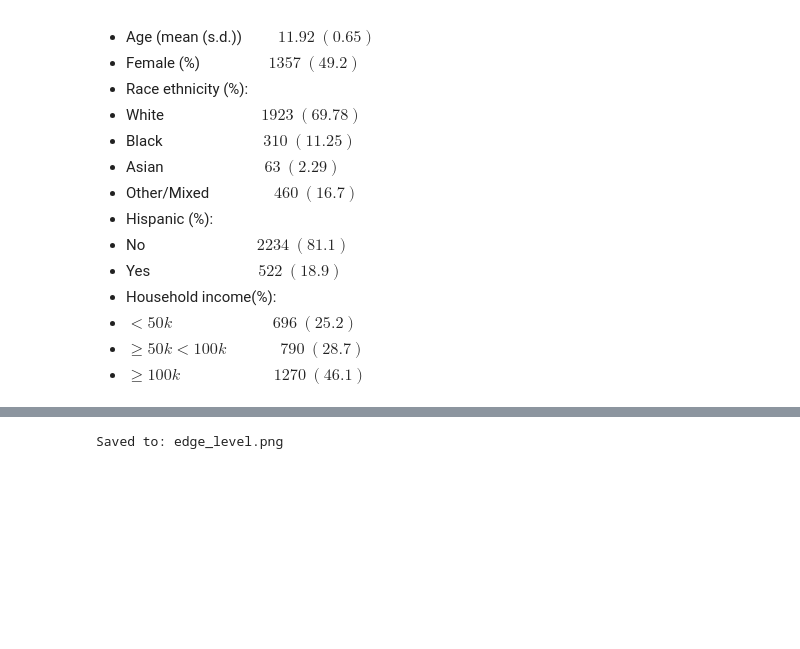
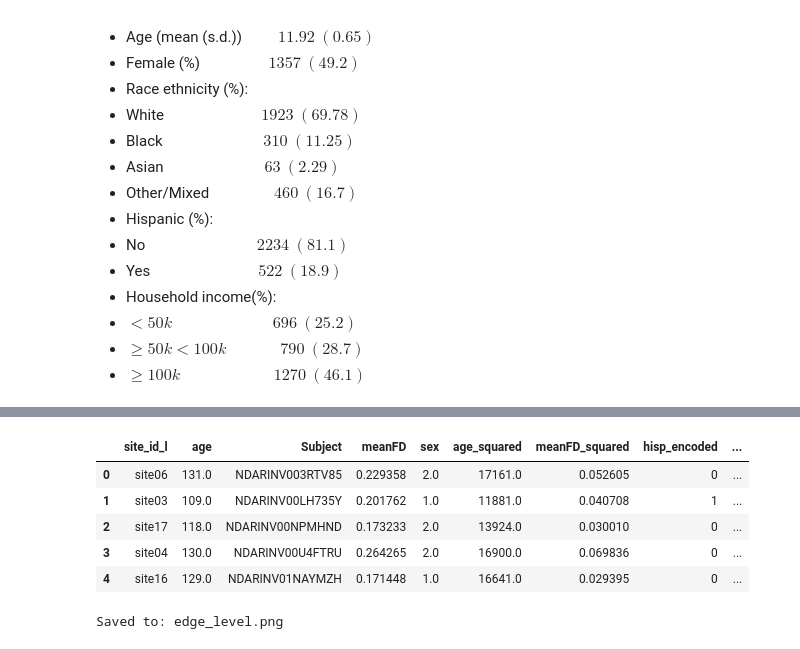
Before and after one commit to lzkostina/frictionless-reproducibility, a Jupyter notebook: notebooks/g_lavaan.ipynb, the cells around one changed output, grey strips where cells are left out. Saved outputs shown, nothing was run; the diff lists cells and outputs as text; code cells hidden in the pictures; blank space fills up the shorter version.

```diff
--- a/notebooks/g_lavaan.ipynb
+++ b/notebooks/g_lavaan.ipynb
@@ -82,3 +104,12 @@ Followup subjects: 2756
+# %%
+X_baseline_B.head()
+# %% [output]
+|  | site_id_l | age | Subject | meanFD | sex | age_squared | meanFD_squared | hisp_encoded | ... |
+| 0 | site06 | 131.0 | NDARINV003RTV85 | 0.229358 | 2.0 | 17161.0 | 0.052605 | 0 | ... |
+| 1 | site03 | 109.0 | NDARINV00LH735Y | 0.201762 | 1.0 | 11881.0 | 0.040708 | 1 | ... |
+| 2 | site17 | 118.0 | NDARINV00NPMHND | 0.173233 | 2.0 | 13924.0 | 0.030010 | 0 | ... |
+| 3 | site04 | 130.0 | NDARINV00U4FTRU | 0.264265 | 2.0 | 16900.0 | 0.069836 | 0 | ... |
+| 4 | site16 | 129.0 | NDARINV01NAYMZH | 0.171448 | 1.0 | 16641.0 | 0.029395 | 0 | ... |
 # %%
 # brain parcelation .csv
 regions = pd.read_csv('../data/gordon_sub_cere_parcels.csv')
```
Also changed, not shown: parts of 10 cells of this notebook.
